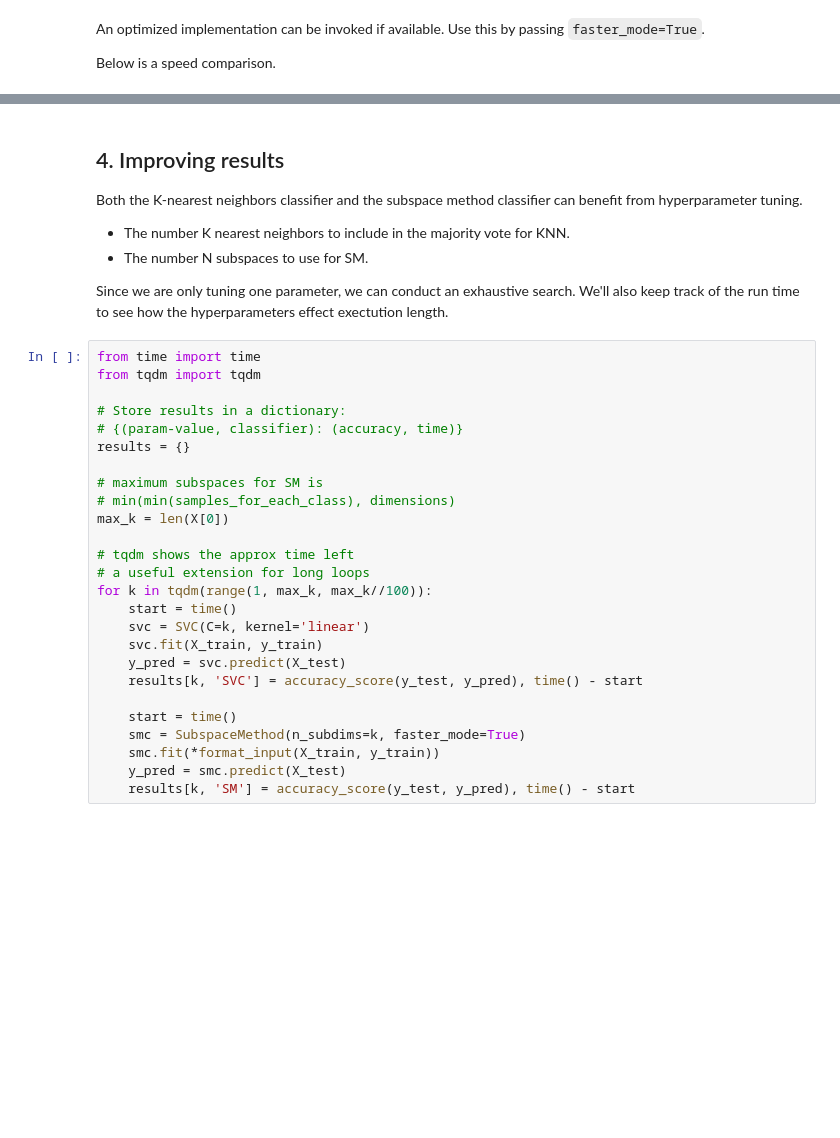
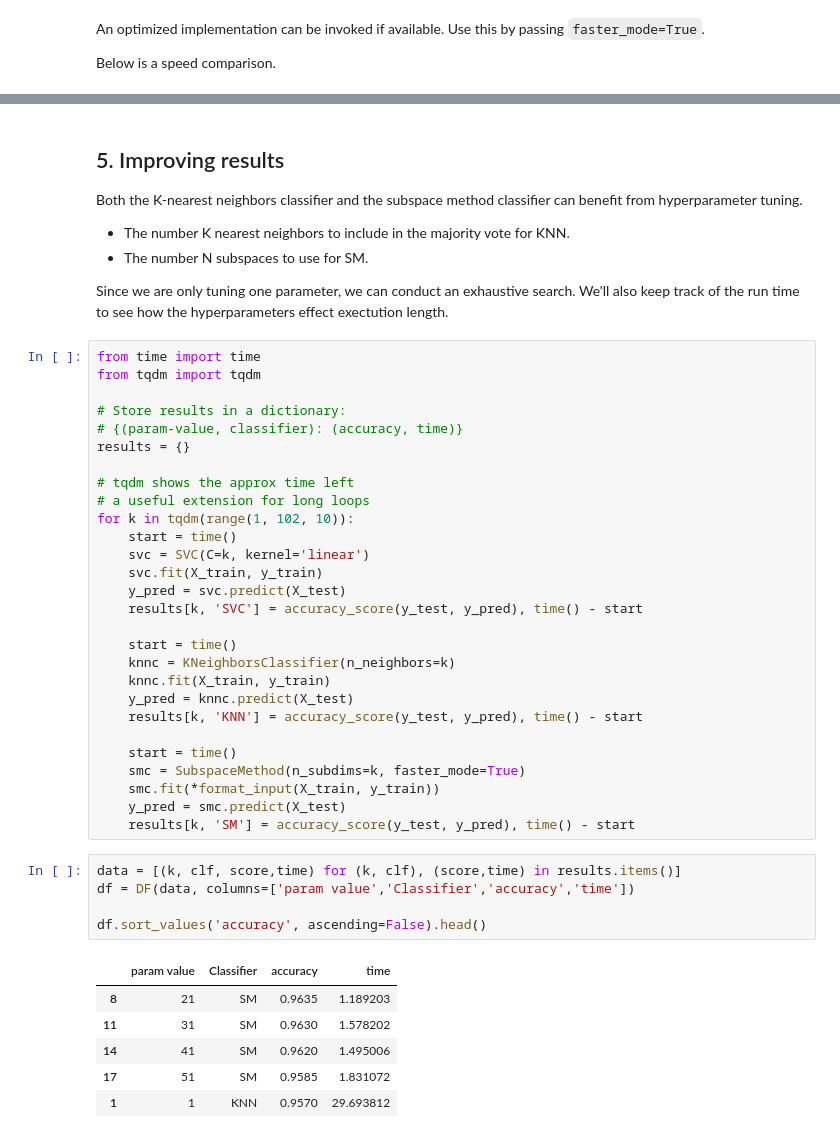
Before and after one commit to AtomScott/PySubspace, a Jupyter notebook: notebooks/MNIST_example_wtih_SM.ipynb, the cells around one changed output, grey strips where cells are left out. Cells and saved outputs as stored; diff of their text form; blank space fills up the shorter version.

```diff
--- a/notebooks/MNIST_example_wtih_SM.ipynb
+++ b/notebooks/MNIST_example_wtih_SM.ipynb
@@ -146,5 +170,5 @@ Below is a speed comparison.
 # %% [markdown]
-## 4. Improving results
+## 5. Improving results
 
 Both the K-nearest neighbors classifier and the subspace method classifier can benefit from hyperparameter tuning.
 
@@ -160,13 +184,9 @@ from tqdm import tqdm
 # {(param-value, classifier): (accuracy, time)}
 results = {}
 
-# maximum subspaces for SM is
-# min(min(samples_for_each_class), dimensions)
-max_k = len(X[0])
-
 # tqdm shows the approx time left
 # a useful extension for long loops
-for k in tqdm(range(1, max_k, max_k//100)):
+for k in tqdm(range(1, 102, 10)):
     start = time()
     svc = SVC(C=k, kernel='linear')
     svc.fit(X_train, y_train)
@@ -174,9 +194,27 @@ for k in tqdm(range(1, max_k, max_k//100)):
     results[k, 'SVC'] = accuracy_score(y_test, y_pred), time() - start
 
     start = time()
+    knnc = KNeighborsClassifier(n_neighbors=k)
+    knnc.fit(X_train, y_train)
+    y_pred = knnc.predict(X_test)
+    results[k, 'KNN'] = accuracy_score(y_test, y_pred), time() - start
+
+    start = time()
     smc = SubspaceMethod(n_subdims=k, faster_mode=True)
     smc.fit(*format_input(X_train, y_train))
     y_pred = smc.predict(X_test)
     results[k, 'SM'] = accuracy_score(y_test, y_pred), time() - start
+# %%
+data = [(k, clf, score,time) for (k, clf), (score,time) in results.items()]
+df = DF(data, columns=['param value','Classifier','accuracy','time'])
+
+df.sort_values('accuracy', ascending=False).head()
+# %% [output]
+|  | param value | Classifier | accuracy | time |
+| 8 | 21 | SM | 0.9635 | 1.189203 |
+| 11 | 31 | SM | 0.9630 | 1.578202 |
+| 14 | 41 | SM | 0.9620 | 1.495006 |
+| 17 | 51 | SM | 0.9585 | 1.831072 |
+| 1 | 1 | KNN | 0.9570 | 29.693812 |
 # %%
 fig =  plt.figure(figsize=(6*g_ratio, 3))
```
Also changed, not shown: parts of 14 cells of this notebook, 10 other files.
